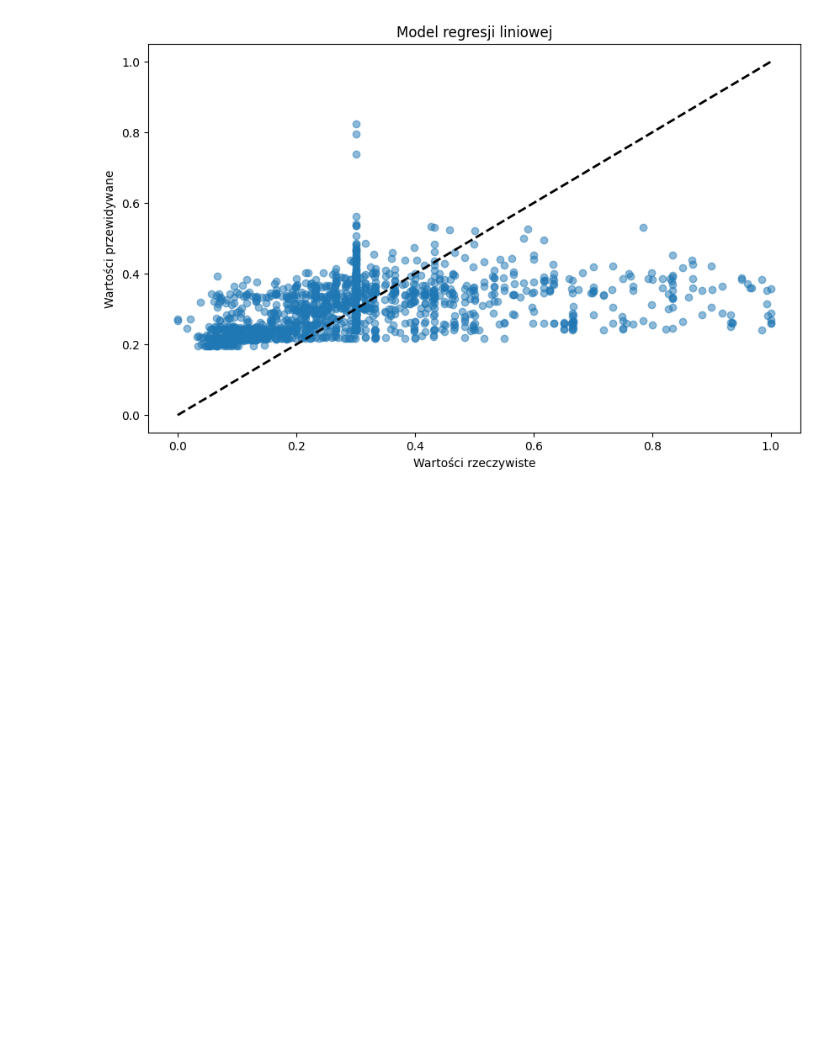
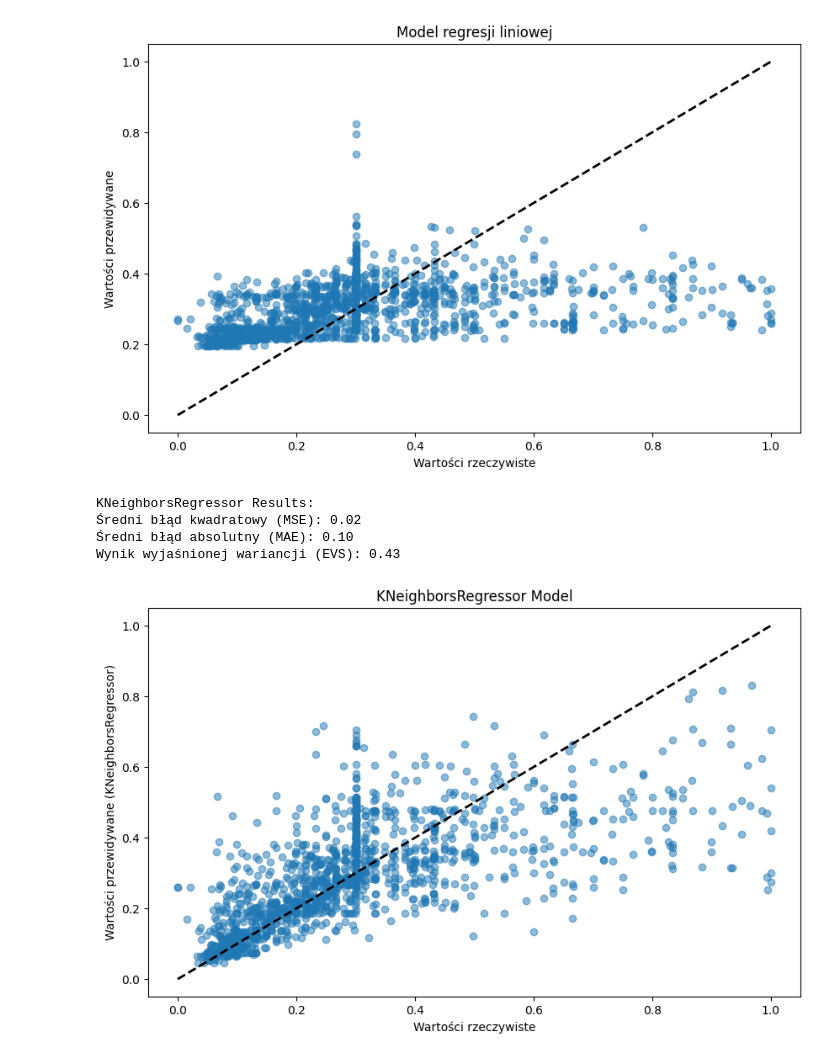
Before and after one commit to elli1zabeth/projekt, a Jupyter notebook: projekt.ipynb, the cells around one changed output. Drawn from its saved outputs; the diff is of its cells as text; code cells hidden in the pictures; blank space fills up the shorter version.

```diff
--- a/projekt.ipynb
+++ b/projekt.ipynb
@@ -776,3 +776,34 @@ plt.title('Model regresji liniowej')
 plt.show()
 # %% [output]
 [figure]
+# %%
+import matplotlib.pyplot as plt
+from sklearn.neighbors import KNeighborsRegressor
+
+knn_regressor = KNeighborsRegressor(n_neighbors=5)
+knn_regressor.fit(X_train, y_train)
+
+y_pred_knn = knn_regressor.predict(X_test)
+
+mse_knn = mean_squared_error(y_test, y_pred_knn)
+mae_knn = mean_absolute_error(y_test, y_pred_knn)
+evs_knn = explained_variance_score(y_test, y_pred_knn)
+
+print("\nKNeighborsRegressor Results:")
+print(f"Średni błąd kwadratowy (MSE): {mse_knn:.2f}")
+print(f"Średni błąd absolutny (MAE): {mae_knn:.2f}")
+print(f"Wynik wyjaśnionej wariancji (EVS): {evs_knn:.2f}")
+
+plt.figure(figsize=(10, 6))
+plt.scatter(y_test, y_pred_knn, alpha=0.5)
+plt.plot([y_test.min(), y_test.max()], [y_test.min(), y_test.max()], 'k--', lw=2)
+plt.xlabel('Wartości rzeczywiste')
+plt.ylabel('Wartości przewidywane (KNeighborsRegressor)')
+plt.title('KNeighborsRegressor Model')
+plt.show()
+# %% [output]
+KNeighborsRegressor Results:
+Średni błąd kwadratowy (MSE): 0.02
+Średni błąd absolutny (MAE): 0.10
+Wynik wyjaśnionej wariancji (EVS): 0.43
+[figure, added]
```
Also changed, not shown: parts of 2 cells of this notebook.
